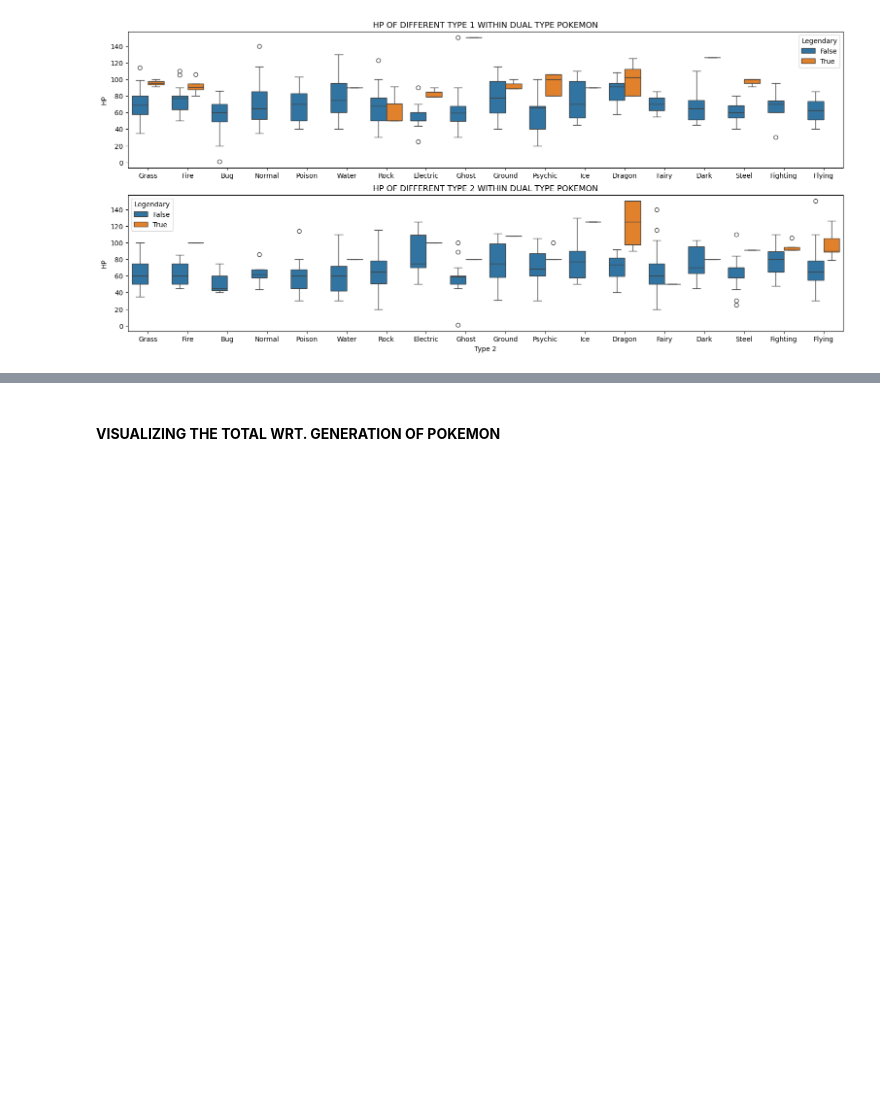
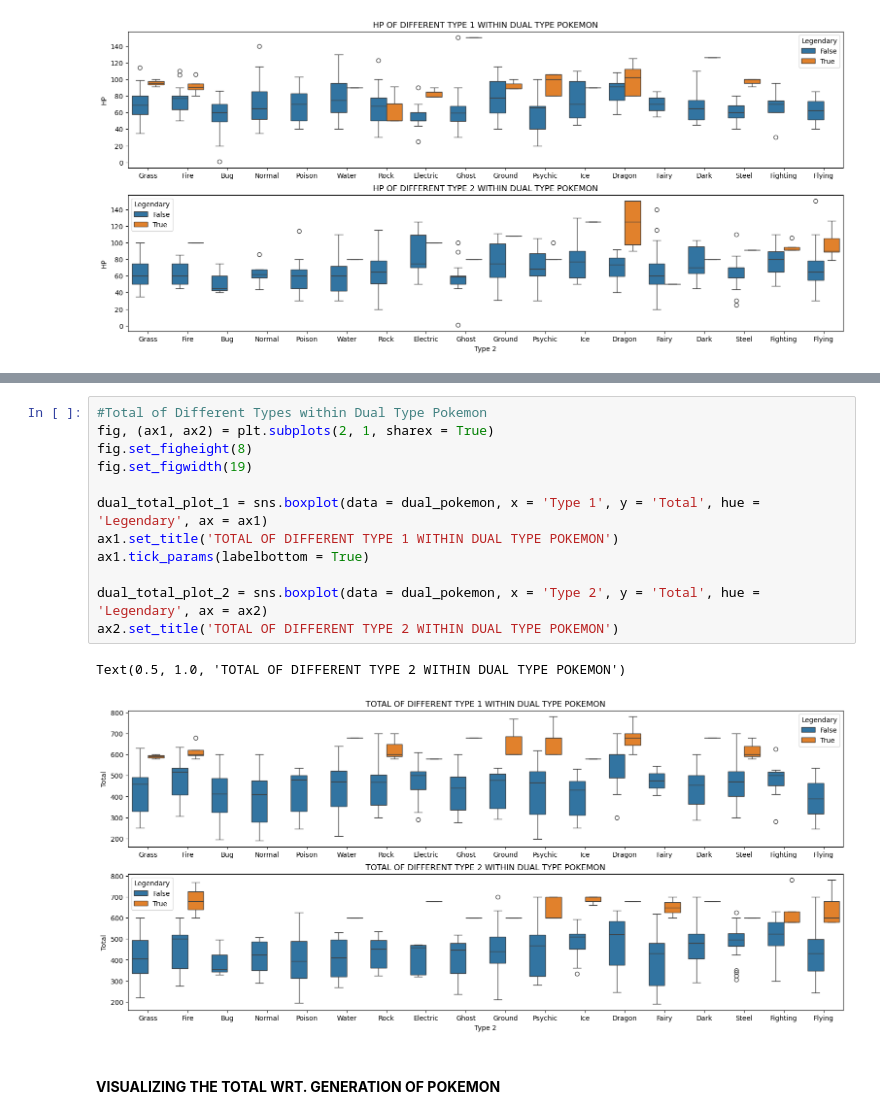
Before and after one commit to r-taeja/Data-Science, a Jupyter notebook: Pokemon/pokemon.ipynb, the cells around one changed output, grey strips where cells are left out. Saved outputs shown, nothing was run; the diff lists cells and outputs as text; blank space fills up the shorter version.

```diff
--- a/Pokemon/pokemon.ipynb
+++ b/Pokemon/pokemon.ipynb
@@ -506,3 +516,18 @@ Text(0.5, 1.0, 'HP OF DIFFERENT TYPE 2 WITHIN DUAL TYPE POKEMON')
+# %%
+#Total of Different Types within Dual Type Pokemon
+fig, (ax1, ax2) = plt.subplots(2, 1, sharex = True)
+fig.set_figheight(8)
+fig.set_figwidth(19)
+
+dual_total_plot_1 = sns.boxplot(data = dual_pokemon, x = 'Type 1', y = 'Total', hue = 'Legendary', ax = ax1)
+ax1.set_title('TOTAL OF DIFFERENT TYPE 1 WITHIN DUAL TYPE POKEMON')
+ax1.tick_params(labelbottom = True)
+
+dual_total_plot_2 = sns.boxplot(data = dual_pokemon, x = 'Type 2', y = 'Total', hue = 'Legendary', ax = ax2)
+ax2.set_title('TOTAL OF DIFFERENT TYPE 2 WITHIN DUAL TYPE POKEMON')
+# %% [output]
+Text(0.5, 1.0, 'TOTAL OF DIFFERENT TYPE 2 WITHIN DUAL TYPE POKEMON')
+[figure, added]
 # %% [markdown]
 #### **VISUALIZING THE TOTAL WRT. GENERATION OF POKEMON**
 # %%
```
Also changed, not shown: parts of 4 cells of this notebook.
